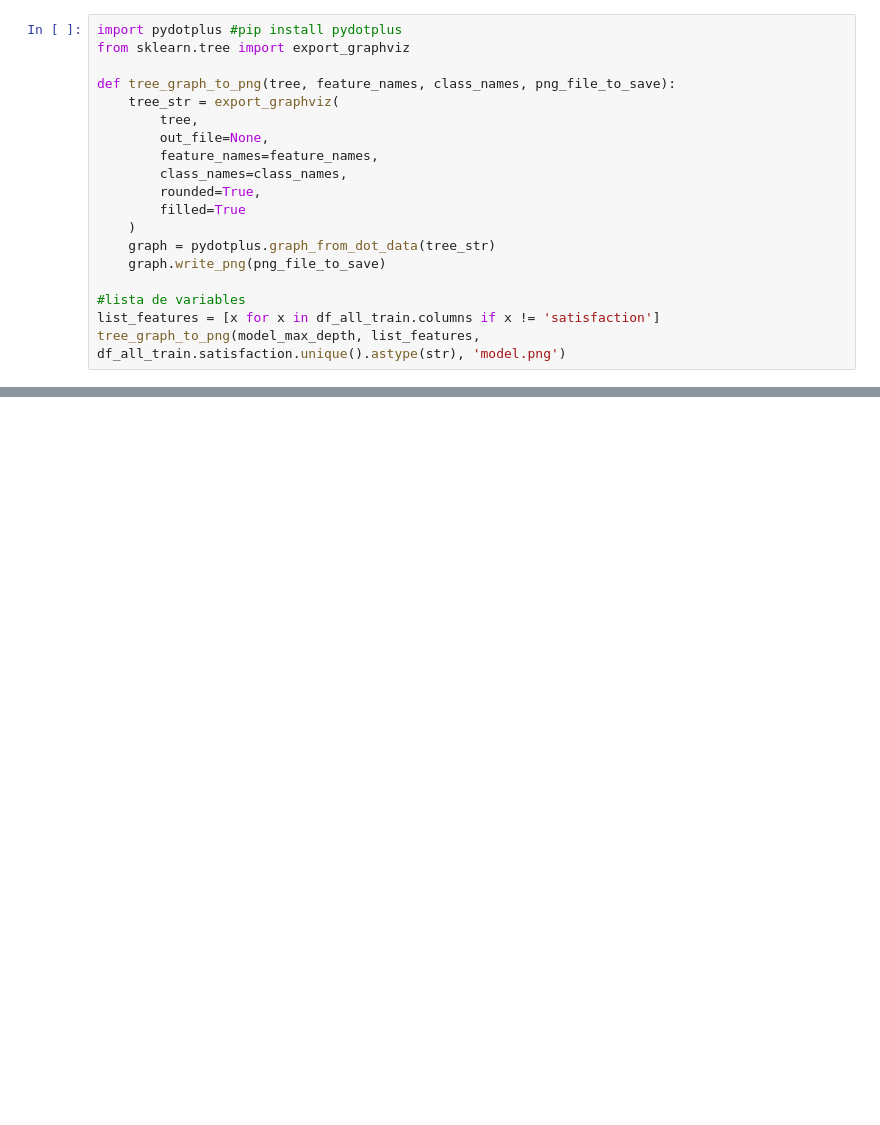
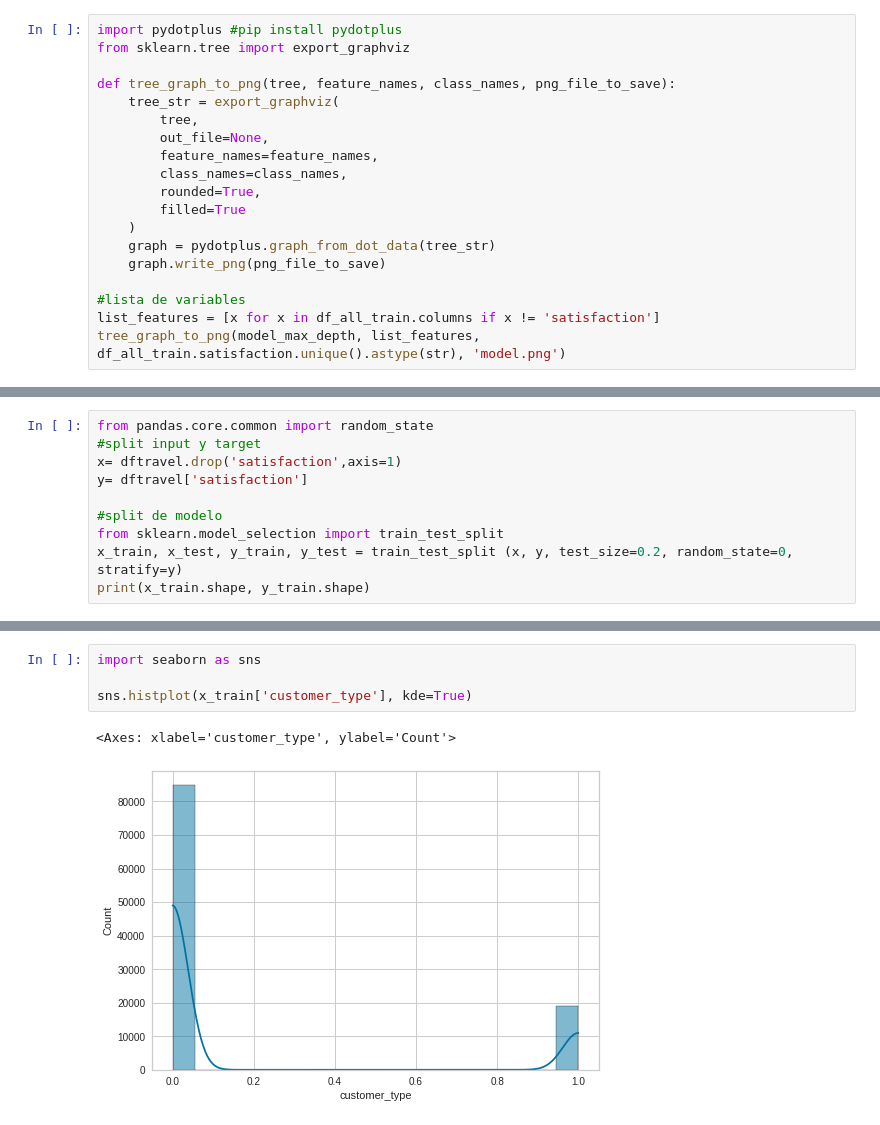
Before and after one commit to mattdale87/Data-Science-Project, a Jupyter notebook: Martino_Dalessandro_travel.ipynb, the cells around one changed output, grey strips where cells are left out. Drawn from its saved outputs; the diff is of its cells as text; blank space fills up the shorter version.

```diff
--- a/Martino_Dalessandro_travel.ipynb
+++ b/Martino_Dalessandro_travel.ipynb
@@ -1363,0 +1451,10 @@ graph
+# %%
+from pandas.core.common import random_state
+#split input y target
+x= dftravel.drop('satisfaction',axis=1)
+y= dftravel['satisfaction']
+
+#split de modelo
+from sklearn.model_selection import train_test_split
+x_train, x_test, y_train, y_test = train_test_split (x, y, test_size=0.2, random_state=0, stratify=y)
+print(x_train.shape, y_train.shape)
@@ -1363,0 +1521,7 @@ graph
+# %%
+import seaborn as sns
+
+sns.histplot(x_train['customer_type'], kde=True)
+# %% [output]
+<Axes: xlabel='customer_type', ylabel='Count'>
+[figure, added]
```
Also changed, not shown: parts of 35 cells of this notebook.
